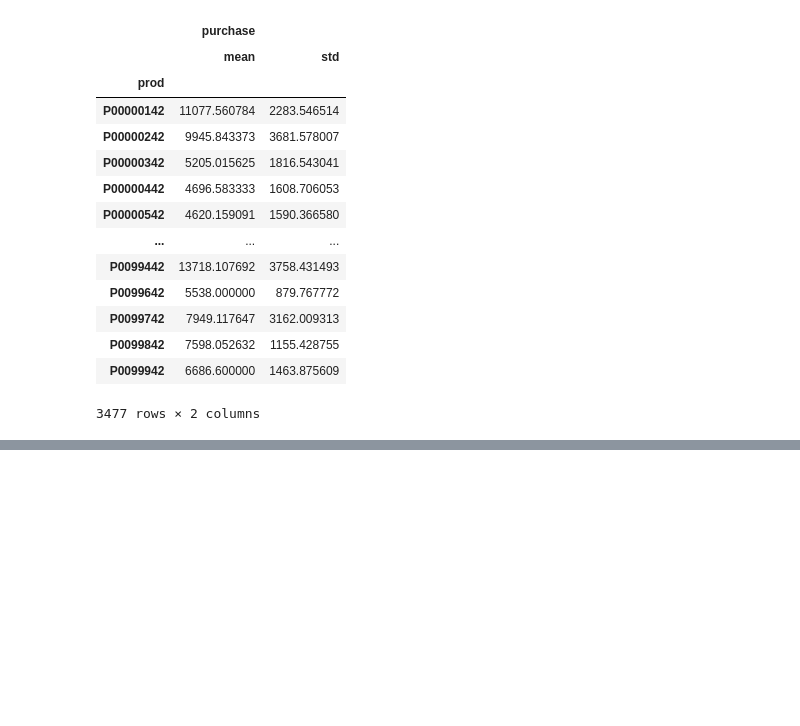
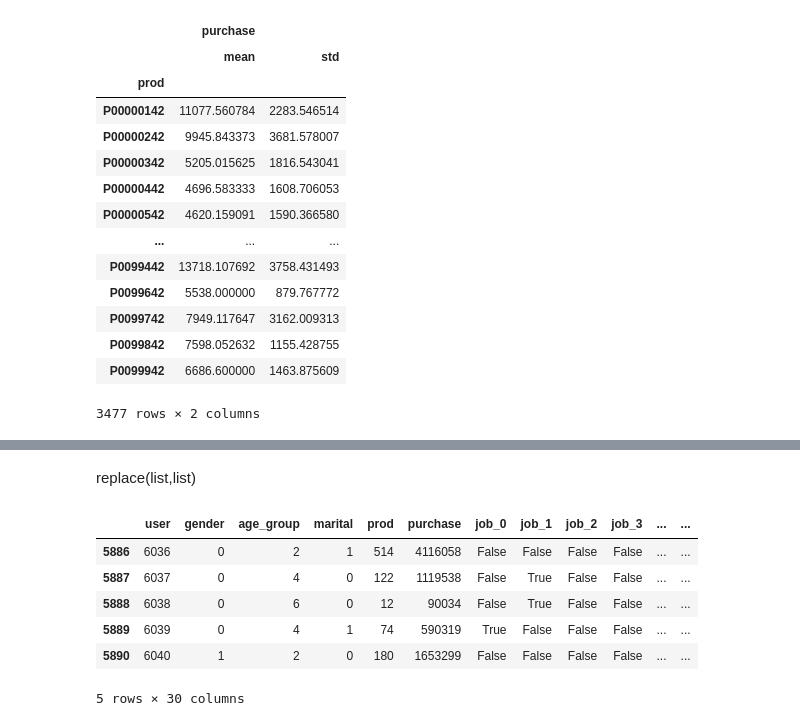
Before and after one commit to smjune/ipynb, a Jupyter notebook: dessa/dessa4_sales.ipynb, the cells around one changed output, grey strips where cells are left out. Cells and saved outputs as stored; diff of their text form; code cells hidden in the pictures; blank space fills up the shorter version.

```diff
--- a/dessa/dessa4_sales.ipynb
+++ b/dessa/dessa4_sales.ipynb
@@ -266,0 +457,3 @@ Name: proportion, dtype: float64
+# %%
+df3_1 = pd.pivot_table(df3,index=['user','gender','age_group','job','city','marital'],values=['prod','purchase'],aggfunc={'prod':'nunique','purchase':'sum'}).reset_index()
+df3_1.tail()
@@ -266,0 +467,4 @@ Name: proportion, dtype: float64
+# %%
+df3_1['gender'] = np.where(df3_1['gender']=='M', 1, 0 )
+# df3_1['gender'] = df3_1['gender'].replace({'M':1, 'F':0})
+df3_1.tail()
@@ -266,0 +496,2 @@ Name: proportion, dtype: float64
+# %% [markdown]
+replace(list,list)
@@ -266,0 +500,11 @@ Name: proportion, dtype: float64
+# %%
+df3_1 = pd.get_dummies(df3_1,columns=['job','city'])
+df3_1.tail()
+# %% [output]
+|  | user | gender | age_group | marital | prod | purchase | job_0 | job_1 | job_2 | job_3 | ... | ... |
+| 5886 | 6036 | 0 | 2 | 1 | 514 | 4116058 | False | False | False | False | ... | ... |
+| 5887 | 6037 | 0 | 4 | 0 | 122 | 1119538 | False | True | False | False | ... | ... |
+| 5888 | 6038 | 0 | 6 | 0 | 12 | 90034 | False | True | False | False | ... | ... |
+| 5889 | 6039 | 0 | 4 | 1 | 74 | 590319 | True | False | False | False | ... | ... |
+| 5890 | 6040 | 1 | 2 | 0 | 180 | 1653299 | False | False | False | False | ... | ... |
+5 rows × 30 columns
```
Also changed, not shown: parts of 43 cells of this notebook, 6 other files.
